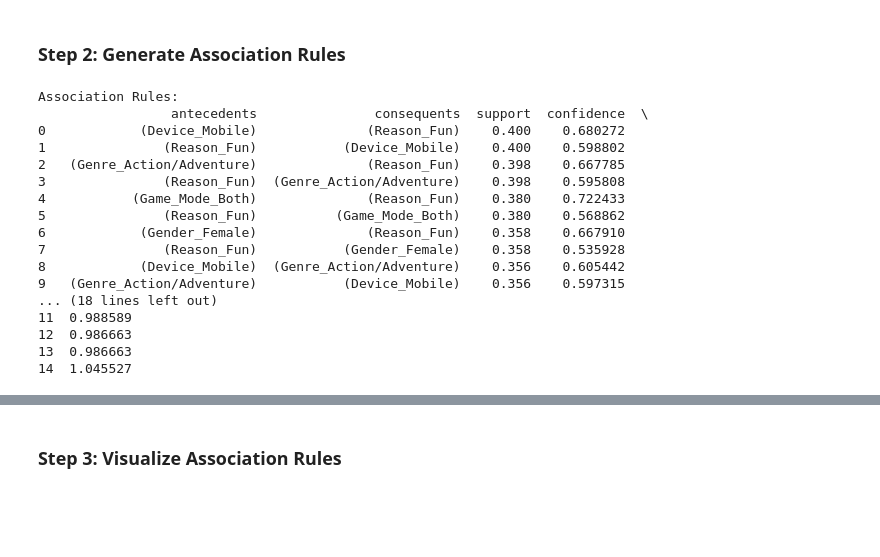
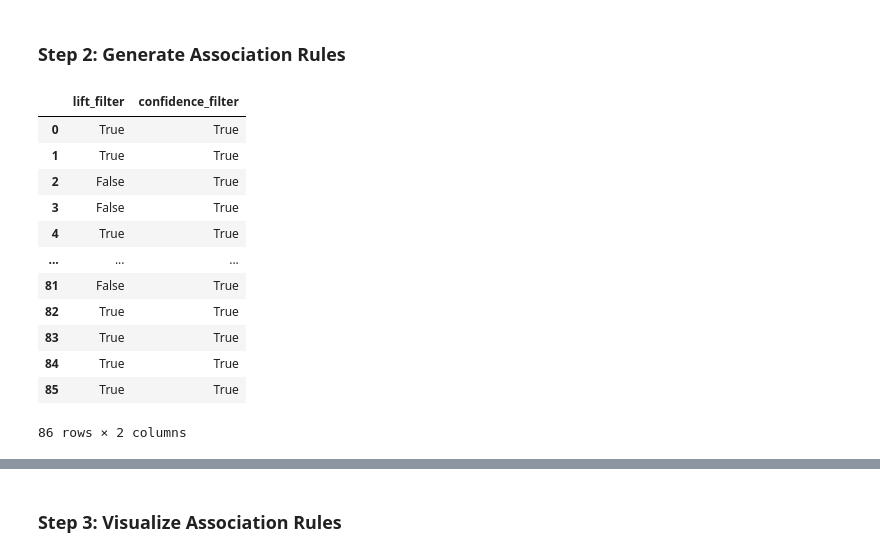
Before and after one commit to RazielLluch/CSC172-AssociationMining-Lluch, a Jupyter notebook: apriori.ipynb, the cells around one changed output, grey strips where cells are left out. Saved outputs shown, nothing was run; the diff lists cells and outputs as text; code cells hidden in the pictures; blank space fills up the shorter version.

```diff
--- a/apriori.ipynb
+++ b/apriori.ipynb
@@ -68,34 +68,3 @@ rules = association_rules(
     metric="confidence",
     min_threshold=MIN_CONFIDENCE
 )
-
-# Optional: filter for meaningful rules
-rules = rules[
-    (rules["lift"] > 1) &
-    (rules["confidence"] >= MIN_CONFIDENCE)
-]
-
-print("\nAssociation Rules:")
-print(
-    rules[
-        ["antecedents", "consequents", "support", "confidence", "lift"]
-    ].head(15)
-)
-# %% [output]
-Association Rules:
-                 antecedents               consequents  support  confidence  \
-0            (Device_Mobile)              (Reason_Fun)    0.400    0.680272
-1               (Reason_Fun)           (Device_Mobile)    0.400    0.598802
-2   (Genre_Action/Adventure)              (Reason_Fun)    0.398    0.667785
-3               (Reason_Fun)  (Genre_Action/Adventure)    0.398    0.595808
-4           (Game_Mode_Both)              (Reason_Fun)    0.380    0.722433
-5               (Reason_Fun)          (Game_Mode_Both)    0.380    0.568862
-6            (Gender_Female)              (Reason_Fun)    0.358    0.667910
-7               (Reason_Fun)           (Gender_Female)    0.358    0.535928
-8            (Device_Mobile)  (Genre_Action/Adventure)    0.356    0.605442
-9   (Genre_Action/Adventure)           (Device_Mobile)    0.356    0.597315
-... (18 lines left out)
-11  0.988589
-12  0.986663
-13  0.986663
-14  1.045527
@@ -101,0 +77,21 @@ Association Rules:
+# %%
+filter_values = pd.DataFrame({
+    "lift_filter": lift_filter,
+    "confidence_filter": confidence_filter
+})
+
+filter_values
+# %% [output]
+|  | lift_filter | confidence_filter |
+| 0 | True | True |
+| 1 | True | True |
+| 2 | False | True |
+| 3 | False | True |
+| 4 | True | True |
+| ... | ... | ... |
+| 81 | False | True |
+| 82 | True | True |
+| 83 | True | True |
+| 84 | True | True |
+| 85 | True | True |
+86 rows × 2 columns
```
Also changed, not shown: parts of 7 cells of this notebook, 3 other files.
